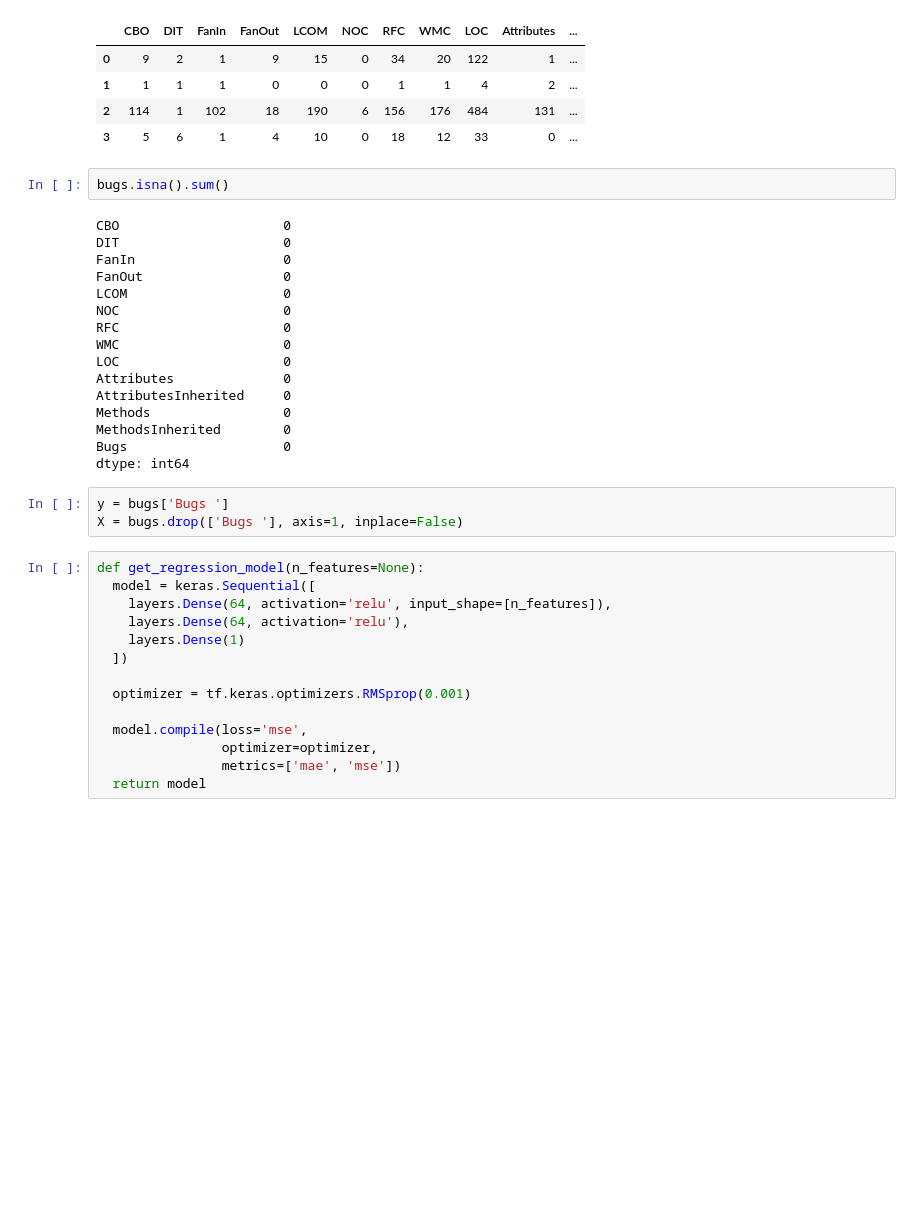
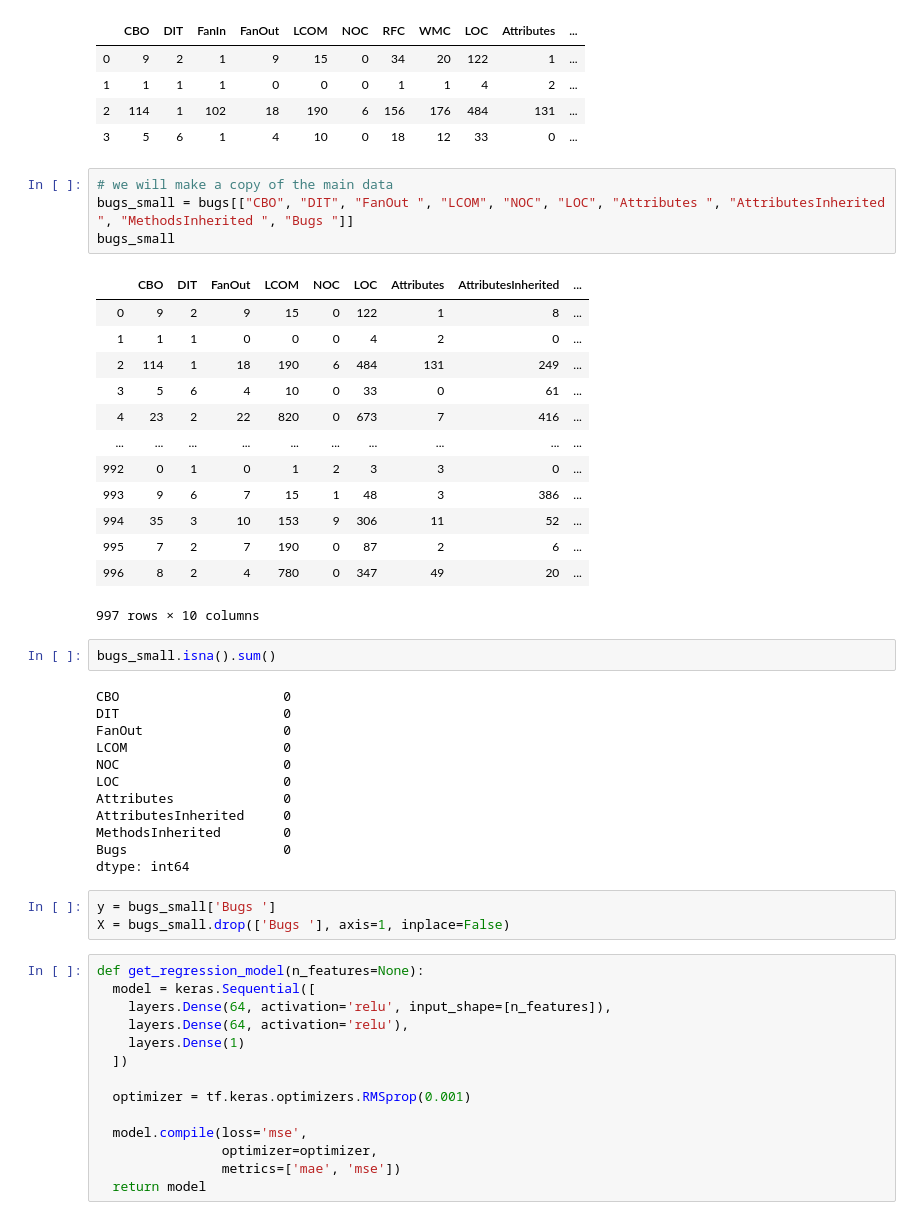
Before and after one commit to marcinrabiza/software-bugs-prediction, a Jupyter notebook: NN_Python.ipynb, the cells around one changed output. Drawn from its saved outputs; the diff is of its cells as text; blank space fills up the shorter version.

```diff
--- a/NN_Python.ipynb
+++ b/NN_Python.ipynb
@@ -50,27 +52,41 @@ bugs.head(4)
 | 1 | 1 | 1 | 1 | 0 | 0 | 0 | 1 | 1 | 4 | 2 | ... |
 | 2 | 114 | 1 | 102 | 18 | 190 | 6 | 156 | 176 | 484 | 131 | ... |
 | 3 | 5 | 6 | 1 | 4 | 10 | 0 | 18 | 12 | 33 | 0 | ... |
+# %%
+# we will make a copy of the main data
+bugs_small = bugs[["CBO", "DIT", "FanOut ", "LCOM", "NOC", "LOC", "Attributes ", "AttributesInherited ", "MethodsInherited ", "Bugs "]]
+bugs_small
+# %% [output]
+|  | CBO | DIT | FanOut | LCOM | NOC | LOC | Attributes | AttributesInherited | ... |
+| 0 | 9 | 2 | 9 | 15 | 0 | 122 | 1 | 8 | ... |
+| 1 | 1 | 1 | 0 | 0 | 0 | 4 | 2 | 0 | ... |
+| 2 | 114 | 1 | 18 | 190 | 6 | 484 | 131 | 249 | ... |
+| 3 | 5 | 6 | 4 | 10 | 0 | 33 | 0 | 61 | ... |
+| 4 | 23 | 2 | 22 | 820 | 0 | 673 | 7 | 416 | ... |
+| ... | ... | ... | ... | ... | ... | ... | ... | ... | ... |
+| 992 | 0 | 1 | 0 | 1 | 2 | 3 | 3 | 0 | ... |
+| 993 | 9 | 6 | 7 | 15 | 1 | 48 | 3 | 386 | ... |
+| 994 | 35 | 3 | 10 | 153 | 9 | 306 | 11 | 52 | ... |
+| 995 | 7 | 2 | 7 | 190 | 0 | 87 | 2 | 6 | ... |
+| 996 | 8 | 2 | 4 | 780 | 0 | 347 | 49 | 20 | ... |
+997 rows × 10 columns
 # %%
-bugs.isna().sum()
+bugs_small.isna().sum()
 # %% [output]
 CBO                     0
 DIT                     0
-FanIn                   0
 FanOut                  0
 LCOM                    0
 NOC                     0
-RFC                     0
-WMC                     0
 LOC                     0
 Attributes              0
 AttributesInherited     0
-Methods                 0
 MethodsInherited        0
 Bugs                    0
 dtype: int64
 # %%
-y = bugs['Bugs ']
-X = bugs.drop(['Bugs '], axis=1, inplace=False)
+y = bugs_small['Bugs ']
+X = bugs_small.drop(['Bugs '], axis=1, inplace=False)
 # %%
 def get_regression_model(n_features=None):
   model = keras.Sequential([
```
Also changed, not shown: parts of 4 cells of this notebook.
